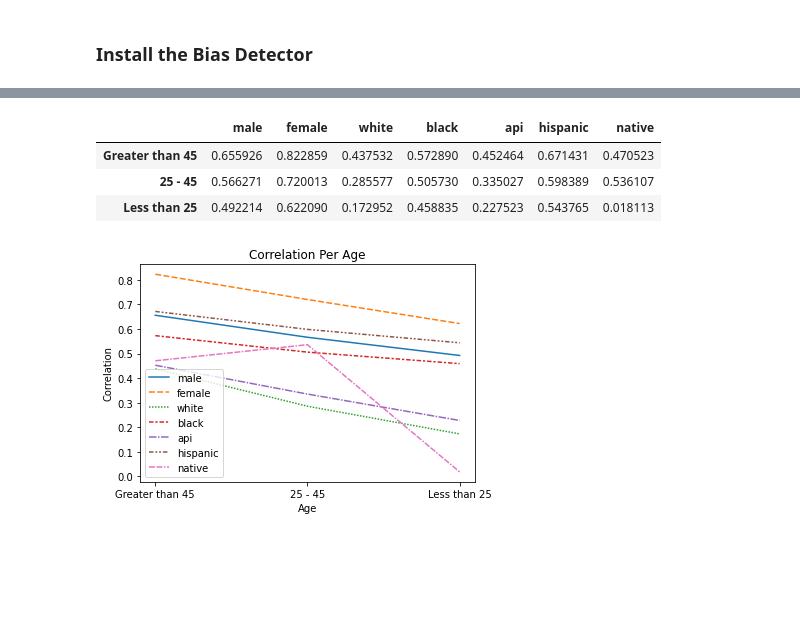
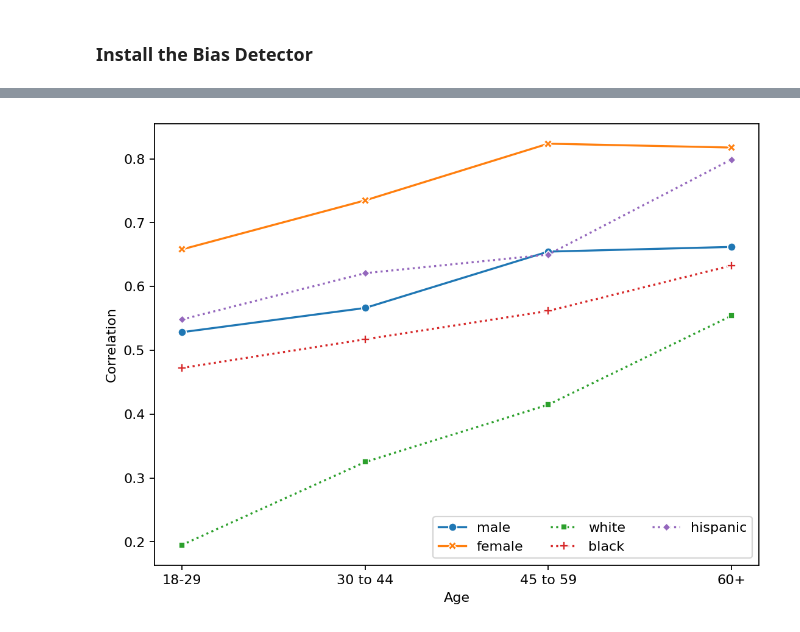
Before and after one commit to intuit/bias-detector, a Jupyter notebook: demos/compas/compas-prediction-per-age.ipynb, the cells around one changed output, grey strips where cells are left out. Cells and saved outputs as stored; diff of their text form; code cells hidden in the pictures; blank space fills up the shorter version.

```diff
--- a/demos/compas/compas-prediction-per-age.ipynb
+++ b/demos/compas/compas-prediction-per-age.ipynb
@@ -68,16 +108,20 @@ bias_detector = BiasDetector(country='US')
 age_cat_p_groups_correlations = dict()
 
 for name, age_group in df.groupby('age_cat'):
+    print(name)
     age_group = age_group.reset_index(drop=True)
+
+    #print(age_group)
+
     p_groups = bias_detector.get_p_groups(first_names=age_group['first'], last_names=age_group['last'])
+
     true_groups = pd.DataFrame(index=list(range(len(age_group))))
     true_groups['male'] = age_group['sex'] == 'Male'
     true_groups['female'] = age_group['sex'] == 'Female'
+
     true_groups['white'] = age_group['race'] == 'Caucasian'
     true_groups['black'] = age_group['race'] == 'African-American'
-    true_groups['api'] = age_group['race'] == 'Asian'
     true_groups['hispanic'] = age_group['race'] == 'Hispanic'
-    true_groups['native'] = age_group['race'] == 'Native American'
     true_groups = true_groups.fillna(0)
     true_groups = true_groups.astype(float)
-    age_cat_p_groups_correlations[name] = p_groups.corrwith(true_groups)
+    age_cat_p_groups_correlations[str(name)] = p_groups.corrwith(true_groups)
@@ -92,23 +229,38 @@ import seaborn as sns
 
 correlations = pd.DataFrame()
 
-for group in ['male', 'female', 'white', 'black', 'api', 'hispanic', 'native']:
-    for age_cat in ['Greater than 45', '25 - 45', 'Less than 25']:
-        correlations.at[age_cat, group] = age_cat_p_groups_correlations[age_cat][group]
+for group in ['male', 'female', 'white', 'black', 'hispanic']:
+    for age_cat in df.age_cat:
+        correlations.at[str(age_cat), group] = age_cat_p_groups_correlations[str(age_cat)][group]
-# %%
-
-correlations
-# %% [output]
-|  | male | female | white | black | api | hispanic | native |
-| Greater than 45 | 0.655926 | 0.822859 | 0.437532 | 0.572890 | 0.452464 | 0.671431 | 0.470523 |
-| 25 - 45 | 0.566271 | 0.720013 | 0.285577 | 0.505730 | 0.335027 | 0.598389 | 0.536107 |
-| Less than 25 | 0.492214 | 0.622090 | 0.172952 | 0.458835 | 0.227523 | 0.543765 | 0.018113 |
-# %%
-
-import matplotlib.pyplot as plt
-
-ax = sns.lineplot(data=correlations)
-ax.set(title='Correlation Per Age', xlabel='Age', ylabel='Correlation')
-plt.show()
-# %% [output]
-[figure, removed]
+# %%
+
+correlations.sort_index(inplace=True, ascending=True)
+# %%
+from matplotlib.pyplot import figure
+import matplotlib.pyplot as plt
+import numpy as np
+
+figure(figsize=(8, 6), dpi=160)
+
+ax = sns.lineplot(data=correlations[['male', 'female', 'white', 'black', 'hispanic']], markers=True)
+
+colormap = plt.cm.gist_ncar #nipy_spectral, Set1,Paired
+colors = [colormap(i) for i in np.linspace(0, 1,len(ax.lines))]
+
+
+ax.set(xlabel='Age', ylabel='Correlation', xticklabels=['18-29', '30 to 44', '45 to 59', '60+'])
+
+ax.lines[0].set_linestyle('-')
+ax.lines[1].set_linestyle('-')
+
+ax.lines[2].set_linestyle(':')
+ax.lines[3].set_linestyle(':')
+ax.lines[4].set_linestyle(':')
+
+
+ax.legend((ax.lines[0], ax.lines[1], ax.lines[2], ax.lines[3], ax.lines[4]),("male","female","white","black","hispanic"),
+           loc='lower right',fancybox=True,ncol=3)
+
+plt.show()
+# %% [output]
+[figure, added]
```
Also changed, not shown: parts of 15 cells of this notebook.
